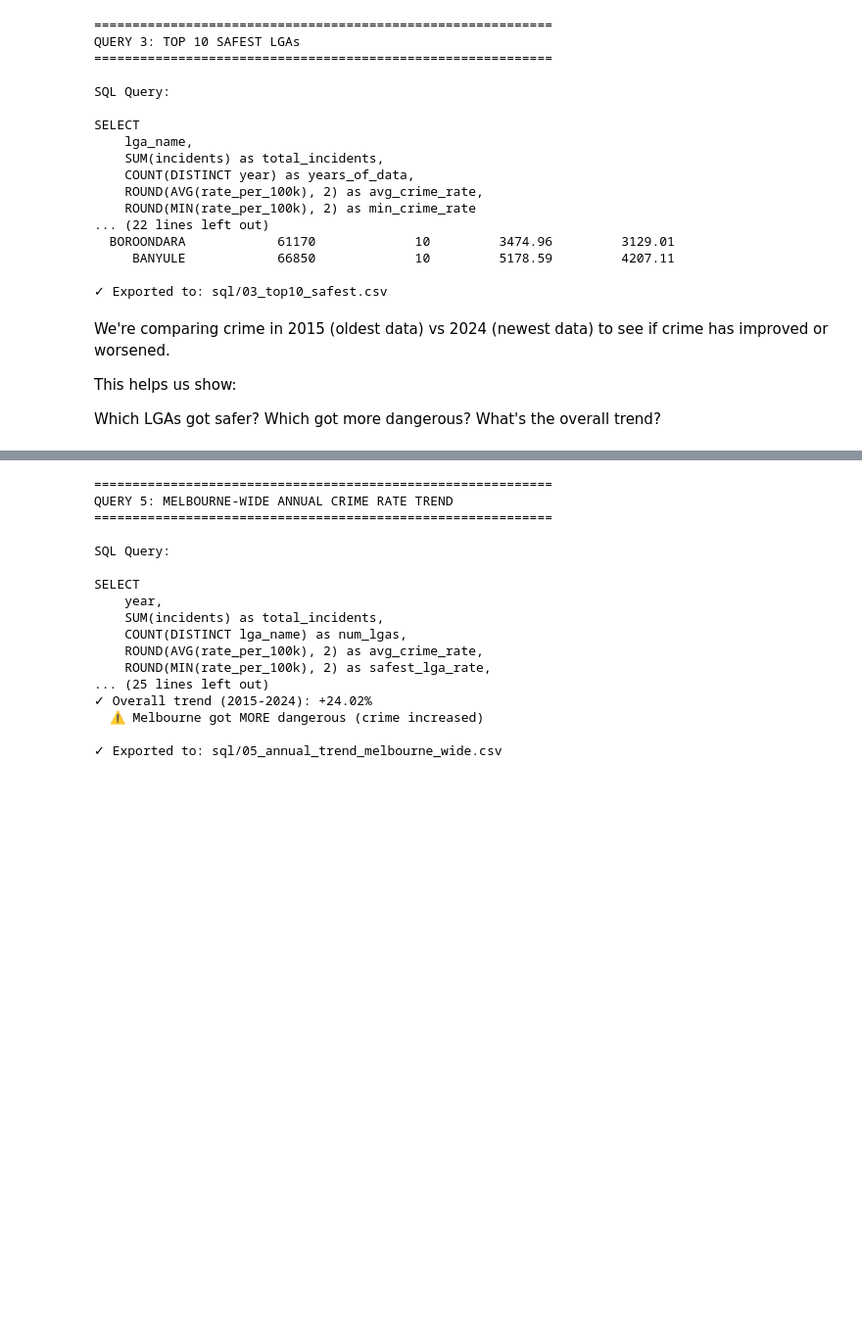
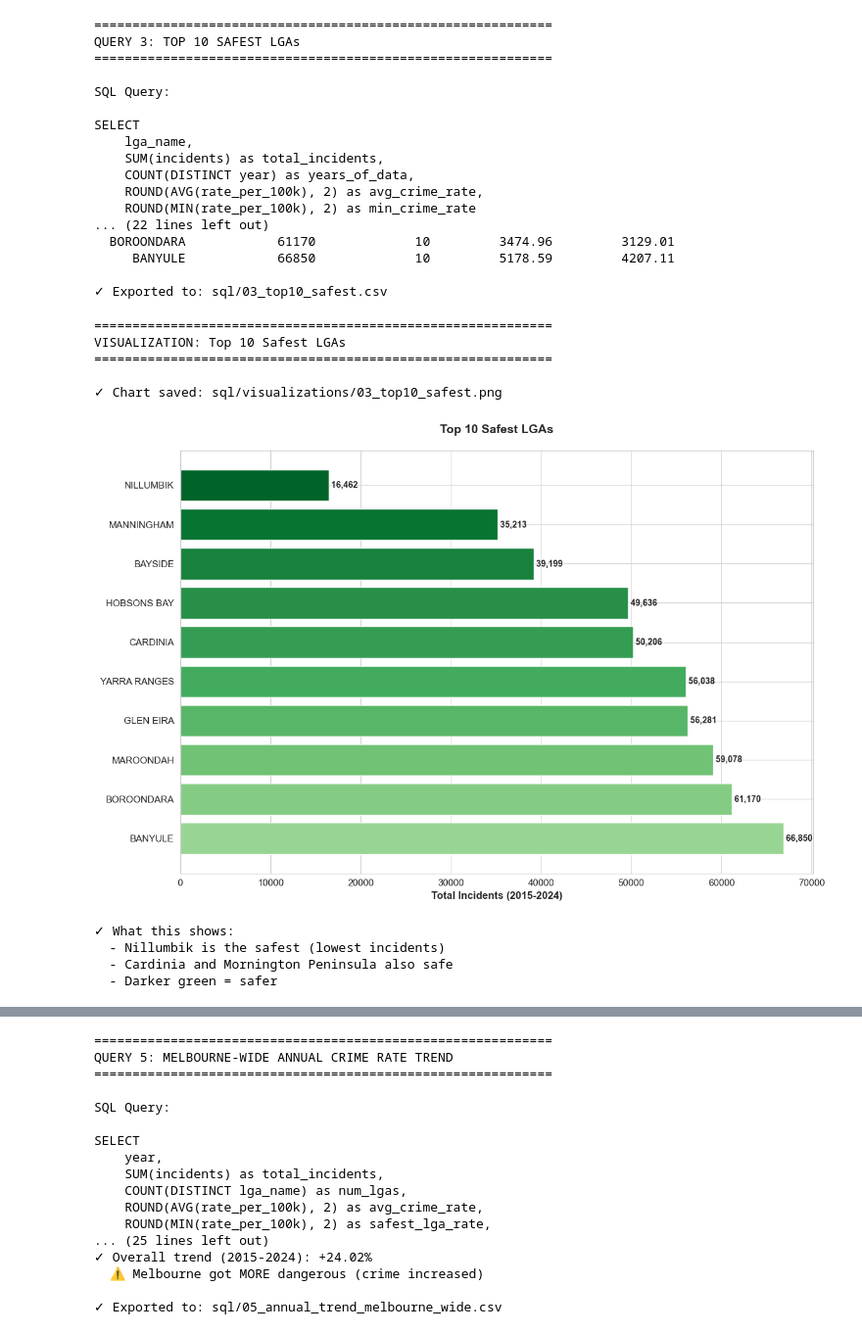
Before and after one commit to Anni2612/melbourne-crime-liveability-dashboard, a Jupyter notebook: python/sql_analysis.ipynb, the cells around one changed output, grey strips where cells are left out. Shown at 98% size. Cells and saved outputs as stored; diff of their text form; code cells hidden in the pictures; blank space fills up the shorter version.

```diff
--- a/python/sql_analysis.ipynb
+++ b/python/sql_analysis.ipynb
@@ -290,12 +385,53 @@ SELECT
      BANYULE            66850             10         5178.59         4207.11
 
 ✓ Exported to: sql/03_top10_safest.csv
-# %% [markdown]
-We're comparing crime in 2015 (oldest data) vs 2024 (newest data) to see if crime has improved or worsened.
-
-This helps us show:
-
-Which LGAs got safer?
-Which got more dangerous?
-What's the overall trend?
+# %%
+# ==================================================================================
+# ──  VISUALIZATION FOR QUERY 3 ──────────────────────────────────────
+# ==================================================================================
+
+print("\n" + "="*60)
+print("VISUALIZATION: Top 10 Safest LGAs")
+print("="*60)
+
+# Create figure
+plt.figure(figsize=(12, 8))
+
+# Horizontal bar chart (green = safe)
+colors = plt.cm.Greens(np.linspace(0.9, 0.4, len(df_query3)))
+plt.barh(df_query3['lga_name'], df_query3['total_incidents'], color=colors)
+
+plt.xlabel('Total Incidents (2015-2024)', fontsize=12, fontweight='bold')
+plt.title('Top 10 Safest LGAs', fontsize=14, fontweight='bold', pad=20)
+plt.gca().invert_yaxis()  # Safest at top
+
+# Add value labels on bars
+for i, (idx, row) in enumerate(df_query3.iterrows()):
+    plt.text(row['total_incidents'], i, f" {row['total_incidents']:,.0f}",
+             va='center', fontsize=10, fontweight='bold')
+
+plt.tight_layout()
+
+# Save the chart
+chart_path = VIZ_OUTPUT + "03_top10_safest.png"
+plt.savefig(chart_path, dpi=300, bbox_inches='tight')
+print(f"\n✓ Chart saved: {chart_path}")
+
+plt.show()
+
+print("\n✓ What this shows:")
+print("  - Nillumbik is the safest (lowest incidents)")
+print("  - Cardinia and Mornington Peninsula also safe")
+print("  - Darker green = safer")
+# %% [output]
+============================================================
+VISUALIZATION: Top 10 Safest LGAs
+============================================================
+
+✓ Chart saved: sql/visualizations/03_top10_safest.png
+[figure, added]
+✓ What this shows:
+  - Nillumbik is the safest (lowest incidents)
+  - Cardinia and Mornington Peninsula also safe
+  - Darker green = safer
 # %%
```
Also changed, not shown: parts of 16 cells of this notebook, 6 other files.
